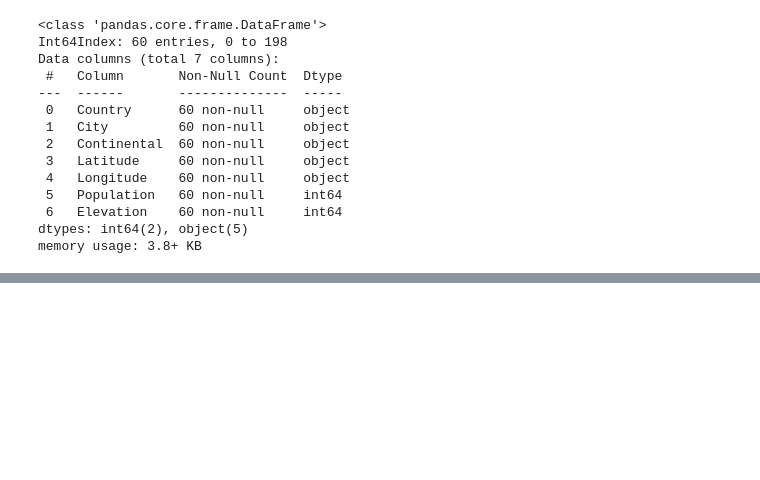
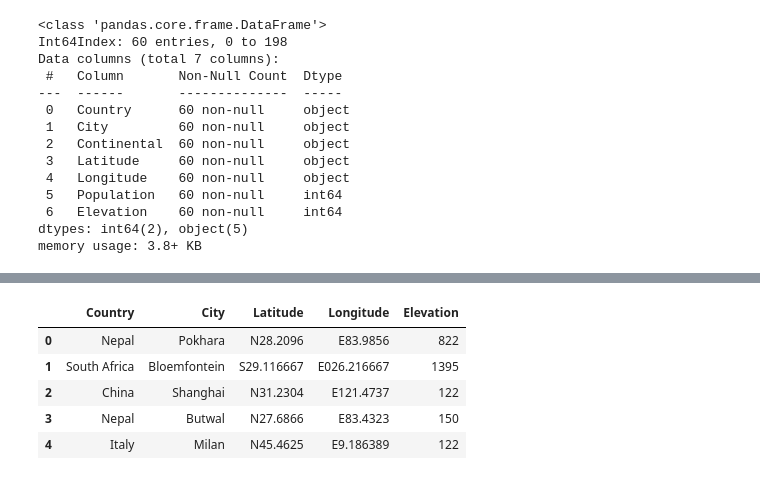
Before and after one commit to kaaiik/Proyecto-final, a Jupyter notebook: notebook/cities.ipynb, the cells around one changed output, grey strips where cells are left out. Drawn from its saved outputs; the diff is of its cells as text; code cells hidden in the pictures; blank space fills up the shorter version.

```diff
--- a/notebook/cities.ipynb
+++ b/notebook/cities.ipynb
@@ -144,3 +144,6 @@ dtypes: int64(2), object(5)
 memory usage: 3.8+ KB
 # %%
 # mirar cómo concatenar ambos dataframes
+
+big_df = pd.concat([df2, df], axis=0)
+big_df.info()
@@ -146,0 +165,10 @@ memory usage: 3.8+ KB
+# %%
+big_df.drop(['Continental', 'Population'], axis=1, inplace=True)
+big_df.head()
+# %% [output]
+|  | Country | City | Latitude | Longitude | Elevation |
+| 0 | Nepal | Pokhara | N28.2096 | E83.9856 | 822 |
+| 1 | South Africa | Bloemfontein | S29.116667 | E026.216667 | 1395 |
+| 2 | China | Shanghai | N31.2304 | E121.4737 | 122 |
+| 3 | Nepal | Butwal | N27.6866 | E83.4323 | 150 |
+| 4 | Italy | Milan | N45.4625 | E9.186389 | 122 |
```
Also changed, not shown: parts of 18 cells of this notebook, 2 other files.
